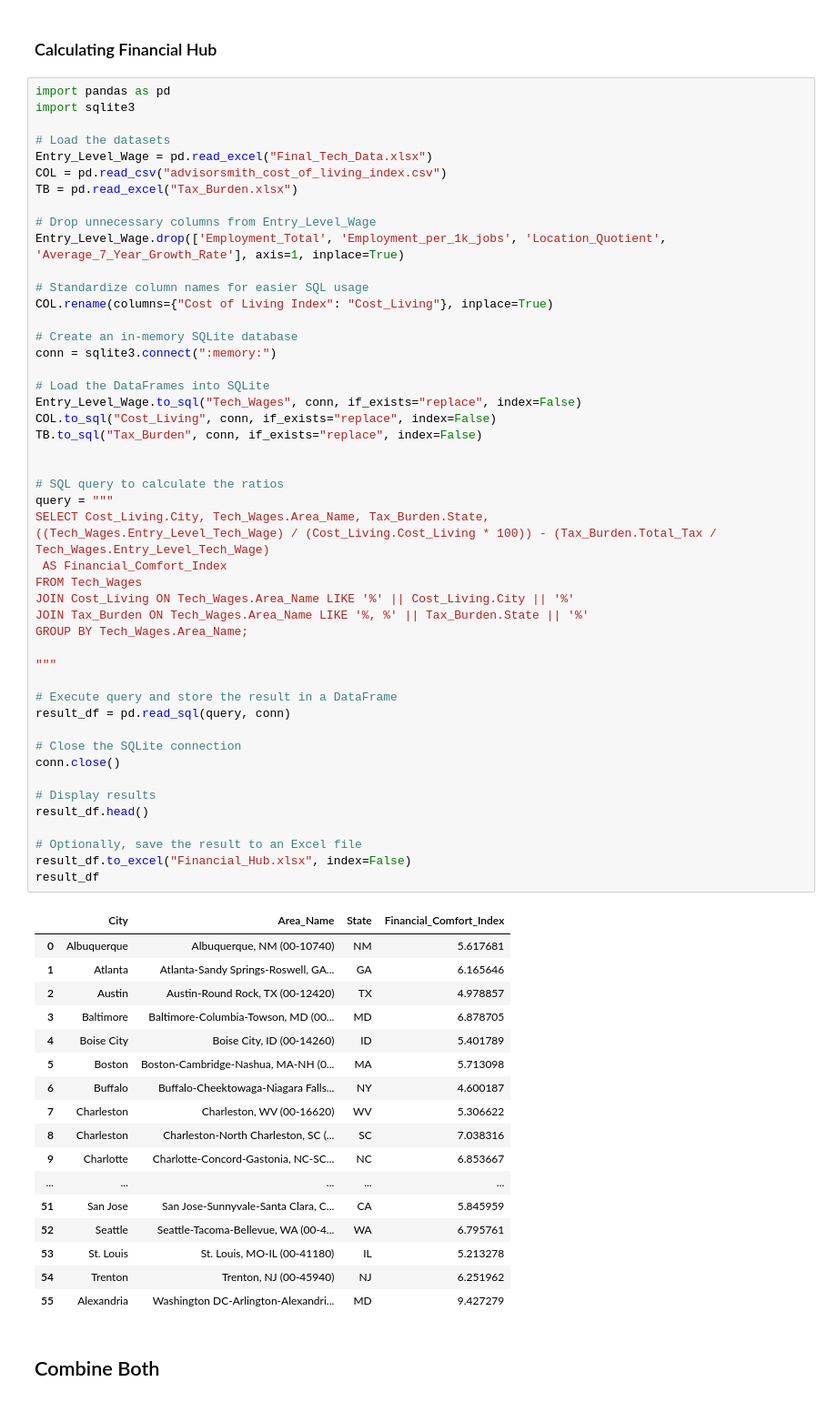
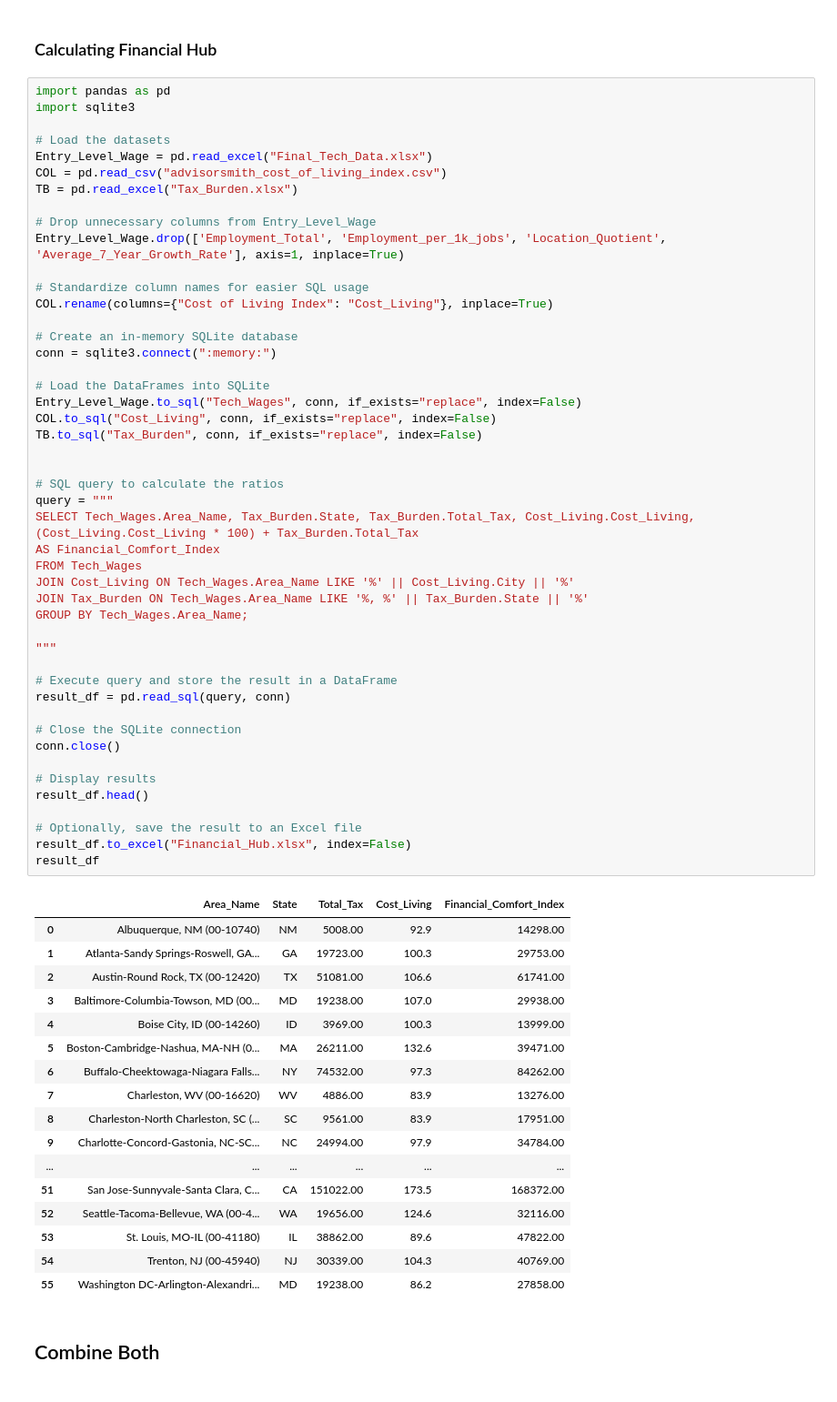
Before and after one commit to Makster04/Phase_3_Project, a Jupyter notebook: Notebook.ipynb, the cells around one changed output. Shown: that part at 91% size. Cells and saved outputs as stored; diff of their text form.

```diff
--- a/Notebook.ipynb
+++ b/Notebook.ipynb
@@ -343,52 +342,52 @@ COL.rename(columns={"Cost of Living Index": "Cost_Living"}, inplace=True)
 conn = sqlite3.connect(":memory:")
 
 # Load the DataFrames into SQLite
 Entry_Level_Wage.to_sql("Tech_Wages", conn, if_exists="replace", index=False)
 COL.to_sql("Cost_Living", conn, if_exists="replace", index=False)
 TB.to_sql("Tax_Burden", conn, if_exists="replace", index=False)
 
 
 # SQL query to calculate the ratios
 query = """
-SELECT Cost_Living.City, Tech_Wages.Area_Name, Tax_Burden.State,
-((Tech_Wages.Entry_Level_Tech_Wage) / (Cost_Living.Cost_Living * 100)) - (Tax_Burden.Total_Tax / Tech_Wages.Entry_Level_Tech_Wage)
- AS Financial_Comfort_Index
+SELECT Tech_Wages.Area_Name, Tax_Burden.State, Tax_Burden.Total_Tax, Cost_Living.Cost_Living,
+(Cost_Living.Cost_Living * 100) + Tax_Burden.Total_Tax
+AS Financial_Comfort_Index
 FROM Tech_Wages
 JOIN Cost_Living ON Tech_Wages.Area_Name LIKE '%' || Cost_Living.City || '%'
 JOIN Tax_Burden ON Tech_Wages.Area_Name LIKE '%, %' || Tax_Burden.State || '%'
 GROUP BY Tech_Wages.Area_Name;
 
 """
 
 # Execute query and store the result in a DataFrame
 result_df = pd.read_sql(query, conn)
 
 # Close the SQLite connection
 conn.close()
 
 # Display results
 result_df.head()
 
 # Optionally, save the result to an Excel file
 result_df.to_excel("Financial_Hub.xlsx", index=False)
 result_df
 # %% [output]
-|  | City | Area_Name | State | Financial_Comfort_Index |
-| 0 | Albuquerque | Albuquerque, NM (00-10740) | NM | 5.617681 |
-| 1 | Atlanta | Atlanta-Sandy Springs-Roswell, GA... | GA | 6.165646 |
-| 2 | Austin | Austin-Round Rock, TX (00-12420) | TX | 4.978857 |
-| 3 | Baltimore | Baltimore-Columbia-Towson, MD (00... | MD | 6.878705 |
-| 4 | Boise City | Boise City, ID (00-14260) | ID | 5.401789 |
-| 5 | Boston | Boston-Cambridge-Nashua, MA-NH (0... | MA | 5.713098 |
-| 6 | Buffalo | Buffalo-Cheektowaga-Niagara Falls... | NY | 4.600187 |
-| 7 | Charleston | Charleston, WV (00-16620) | WV | 5.306622 |
-| 8 | Charleston | Charleston-North Charleston, SC (... | SC | 7.038316 |
-| 9 | Charlotte | Charlotte-Concord-Gastonia, NC-SC... | NC | 6.853667 |
-| ... | ... | ... | ... | ... |
-| 51 | San Jose | San Jose-Sunnyvale-Santa Clara, C... | CA | 5.845959 |
-| 52 | Seattle | Seattle-Tacoma-Bellevue, WA (00-4... | WA | 6.795761 |
-| 53 | St. Louis | St. Louis, MO-IL (00-41180) | IL | 5.213278 |
-| 54 | Trenton | Trenton, NJ (00-45940) | NJ | 6.251962 |
-| 55 | Alexandria | Washington DC-Arlington-Alexandri... | MD | 9.427279 |
+|  | Area_Name | State | Total_Tax | Cost_Living | Financial_Comfort_Index |
+| 0 | Albuquerque, NM (00-10740) | NM | 5008.00 | 92.9 | 14298.00 |
+| 1 | Atlanta-Sandy Springs-Roswell, GA... | GA | 19723.00 | 100.3 | 29753.00 |
+| 2 | Austin-Round Rock, TX (00-12420) | TX | 51081.00 | 106.6 | 61741.00 |
+| 3 | Baltimore-Columbia-Towson, MD (00... | MD | 19238.00 | 107.0 | 29938.00 |
+| 4 | Boise City, ID (00-14260) | ID | 3969.00 | 100.3 | 13999.00 |
+| 5 | Boston-Cambridge-Nashua, MA-NH (0... | MA | 26211.00 | 132.6 | 39471.00 |
+| 6 | Buffalo-Cheektowaga-Niagara Falls... | NY | 74532.00 | 97.3 | 84262.00 |
+| 7 | Charleston, WV (00-16620) | WV | 4886.00 | 83.9 | 13276.00 |
+| 8 | Charleston-North Charleston, SC (... | SC | 9561.00 | 83.9 | 17951.00 |
+| 9 | Charlotte-Concord-Gastonia, NC-SC... | NC | 24994.00 | 97.9 | 34784.00 |
+| ... | ... | ... | ... | ... | ... |
+| 51 | San Jose-Sunnyvale-Santa Clara, C... | CA | 151022.00 | 173.5 | 168372.00 |
+| 52 | Seattle-Tacoma-Bellevue, WA (00-4... | WA | 19656.00 | 124.6 | 32116.00 |
+| 53 | St. Louis, MO-IL (00-41180) | IL | 38862.00 | 89.6 | 47822.00 |
+| 54 | Trenton, NJ (00-45940) | NJ | 30339.00 | 104.3 | 40769.00 |
+| 55 | Washington DC-Arlington-Alexandri... | MD | 19238.00 | 86.2 | 27858.00 |
 # %% [markdown]
 ## Combine Both
```
Also changed, not shown: parts of 18 cells of this notebook, 5 other files.
